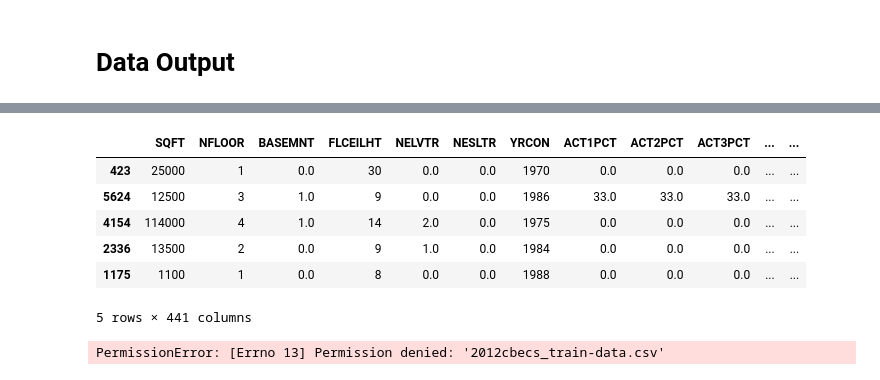
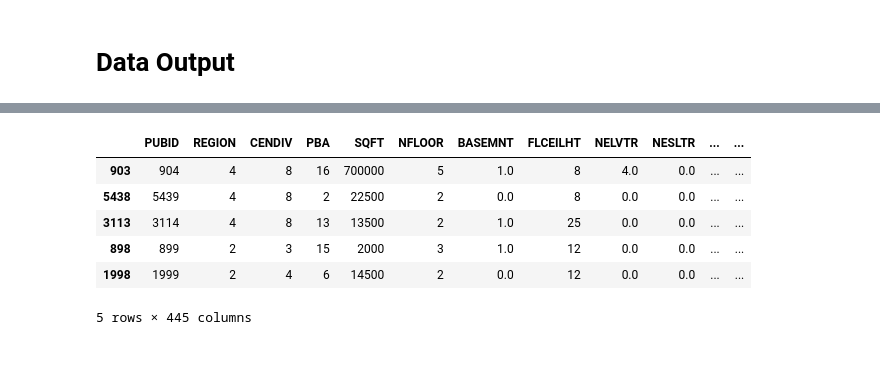
Before and after one commit to oostendo/2022-SI699-011, a Jupyter notebook: eva_and_sam/EDA_cbecs2012.ipynb, the cells around one changed output, grey strips where cells are left out. Cells and saved outputs as stored; diff of their text form; code cells hidden in the pictures.

```diff
--- a/eva_and_sam/EDA_cbecs2012.ipynb
+++ b/eva_and_sam/EDA_cbecs2012.ipynb
@@ -869,3 +865,8 @@ sns.scatterplot(x=pca_x10_df.T[0], y=pca_x10_df.T[1])
 [figure]
 # %% [markdown]
 # Data Output
+# %%
+df0, df0_numeric_cols, df0_categorical_cols = find_num_cat_cols(category_dfs, 0, num_cols, cat_cols)
+print(df0_numeric_cols)
+print(df0_categorical_cols)
+df0.head()
@@ -872,17 +882,15 @@ sns.scatterplot(x=pca_x10_df.T[0], y=pca_x10_df.T[1])
 # %%
-full_df_train = pd.concat([df1_filled, df2_filled, df3_filled, df4_filled, df5_filled, df6_filled, df7_filled], axis=1)
+full_df_train = pd.concat([df0, df1_filled, df2_filled, df3_filled, df4_filled, df5_filled, df6_filled, df7_filled], axis=1)
 full_df_train.sample(5)
 # %% [output]
-|  | SQFT | NFLOOR | BASEMNT | FLCEILHT | NELVTR | NESLTR | YRCON | ACT1PCT | ACT2PCT | ACT3PCT | ... | ... |
-| 423 | 25000 | 1 | 0.0 | 30 | 0.0 | 0.0 | 1970 | 0.0 | 0.0 | 0.0 | ... | ... |
-| 5624 | 12500 | 3 | 1.0 | 9 | 0.0 | 0.0 | 1986 | 33.0 | 33.0 | 33.0 | ... | ... |
-| 4154 | 114000 | 4 | 1.0 | 14 | 2.0 | 0.0 | 1975 | 0.0 | 0.0 | 0.0 | ... | ... |
-| 2336 | 13500 | 2 | 0.0 | 9 | 1.0 | 0.0 | 1984 | 0.0 | 0.0 | 0.0 | ... | ... |
-| 1175 | 1100 | 1 | 0.0 | 8 | 0.0 | 0.0 | 1988 | 0.0 | 0.0 | 0.0 | ... | ... |
+|  | PUBID | REGION | CENDIV | PBA | SQFT | NFLOOR | BASEMNT | FLCEILHT | NELVTR | NESLTR | ... | ... |
+| 903 | 904 | 4 | 8 | 16 | 700000 | 5 | 1.0 | 8 | 4.0 | 0.0 | ... | ... |
+| 5438 | 5439 | 4 | 8 | 2 | 22500 | 2 | 0.0 | 8 | 0.0 | 0.0 | ... | ... |
+| 3113 | 3114 | 4 | 8 | 13 | 13500 | 2 | 1.0 | 25 | 0.0 | 0.0 | ... | ... |
+| 898 | 899 | 2 | 3 | 15 | 2000 | 3 | 1.0 | 12 | 0.0 | 0.0 | ... | ... |
+| 1998 | 1999 | 2 | 4 | 6 | 14500 | 2 | 0.0 | 12 | 0.0 | 0.0 | ... | ... |
-5 rows × 441 columns
+5 rows × 445 columns
 # %%
 full_df_train.to_csv('2012cbecs_train-data.csv', index=False)
-# %% [output]
-PermissionError: [Errno 13] Permission denied: '2012cbecs_train-data.csv'
 # %%
 df10_filled.to_csv('2012cbecs_consumption-data.csv', index=False)
```
Also changed, not shown: parts of 23 cells of this notebook, 3 other files.
